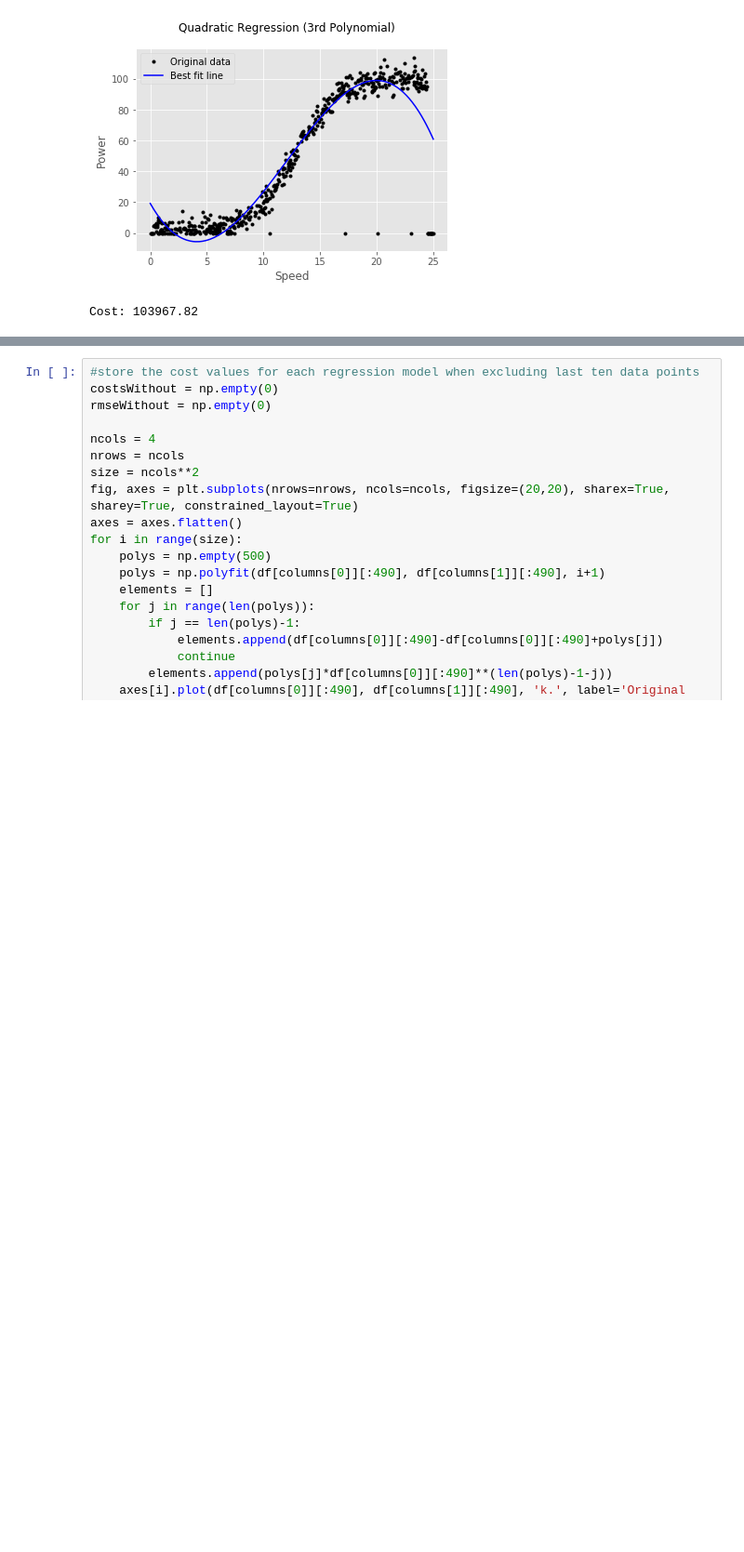
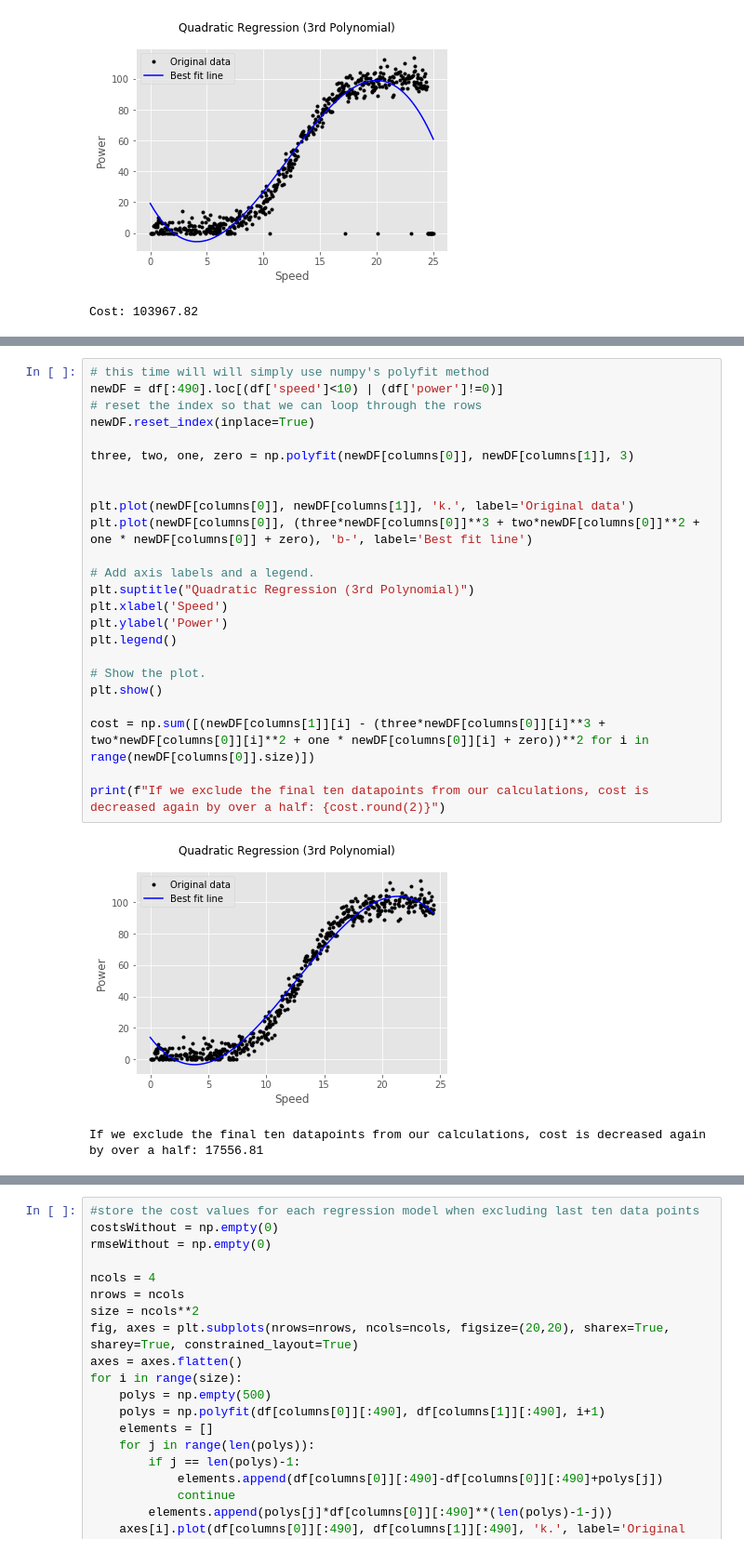
Before and after one commit to ashleycampion/GMIT_fundamentals_of_data_analysis_module, a Jupyter notebook: Project.ipynb, the cells around one changed output, grey strips where cells are left out. Shown at 93% size. Saved outputs shown, nothing was run; the diff lists cells and outputs as text; blank space fills up the shorter version.

```diff
--- a/Project.ipynb
+++ b/Project.ipynb
@@ -260,3 +260,30 @@ print(f"If we exclude the final ten datapoints from our calculations, cost is de
 # %% [output]
 [figure]
 If we exclude the final ten datapoints from our calculations, cost is descreased by over a half: 46458.55
+# %%
+# this time will will simply use numpy's polyfit method
+newDF = df[:490].loc[(df['speed']<10) | (df['power']!=0)]
+# reset the index so that we can loop through the rows
+newDF.reset_index(inplace=True)
+
+three, two, one, zero = np.polyfit(newDF[columns[0]], newDF[columns[1]], 3)
+
+
+plt.plot(newDF[columns[0]], newDF[columns[1]], 'k.', label='Original data')
+plt.plot(newDF[columns[0]], (three*newDF[columns[0]]**3 + two*newDF[columns[0]]**2 + one * newDF[columns[0]] + zero), 'b-', label='Best fit line')
+
+# Add axis labels and a legend.
+plt.suptitle("Quadratic Regression (3rd Polynomial)")
+plt.xlabel('Speed')
+plt.ylabel('Power')
+plt.legend()
+
+# Show the plot.
+plt.show()
+
+cost = np.sum([(newDF[columns[1]][i] - (three*newDF[columns[0]][i]**3 + two*newDF[columns[0]][i]**2 + one * newDF[columns[0]][i] + zero))**2 for i in range(newDF[columns[0]].size)])
+
+print(f"If we exclude the final ten datapoints from our calculations, cost is decreased again by over a half: {cost.round(2)}")
+# %% [output]
+[figure, added]
+If we exclude the final ten datapoints from our calculations, cost is decreased again by over a half: 17556.81
```
Also changed, not shown: parts of 11 cells of this notebook.
